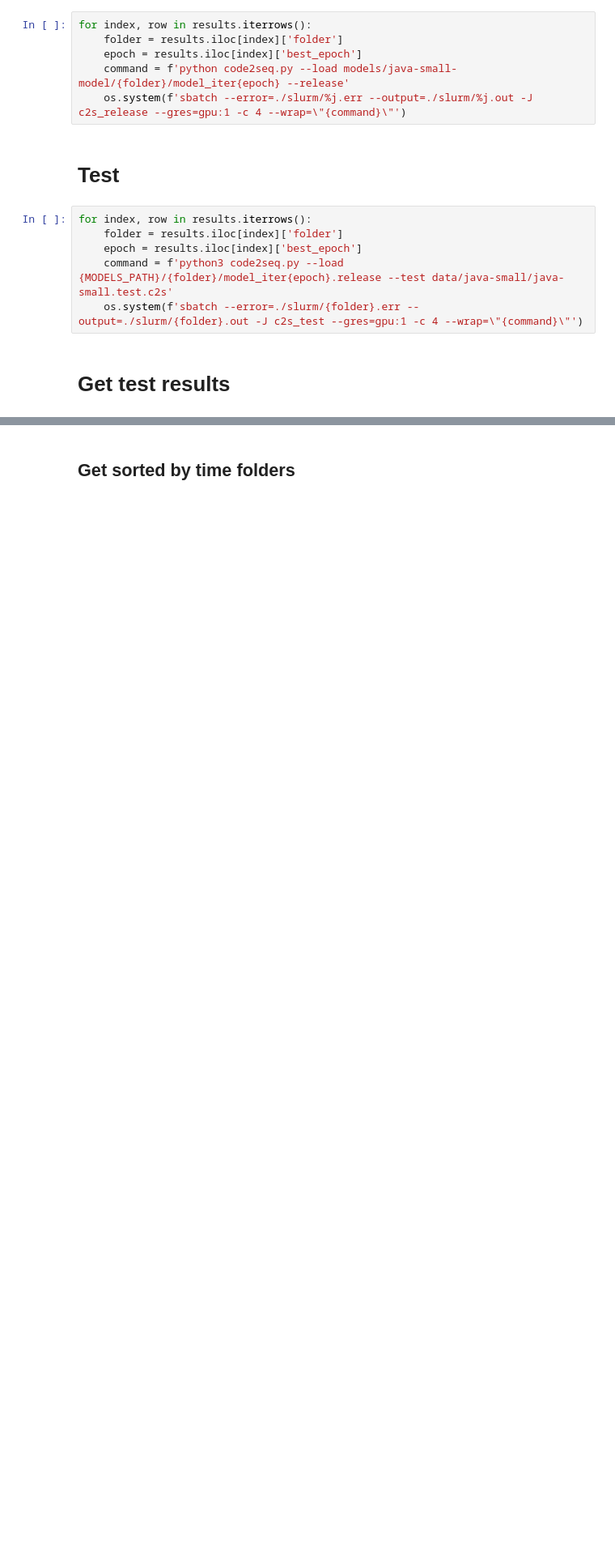
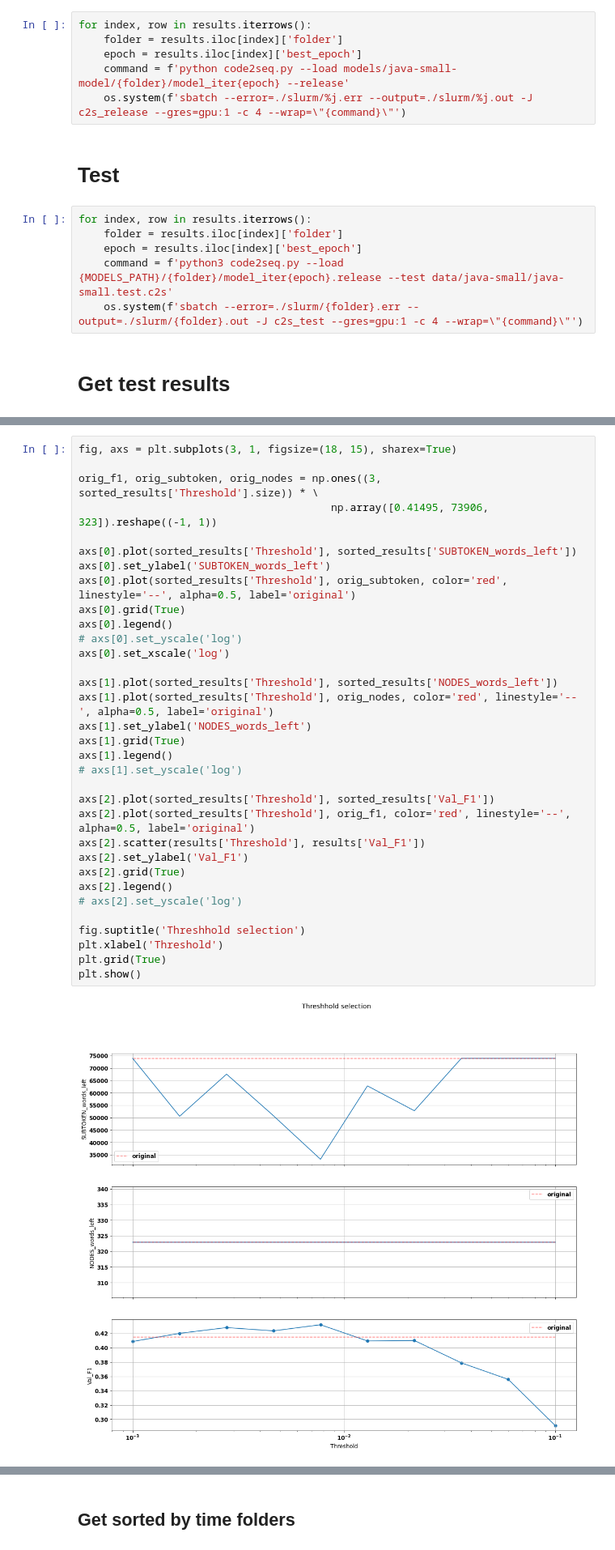
Before and after one commit to angusev/VocabularyForSourceCode, a Jupyter notebook: results.ipynb, the cells around one changed output, grey strips where cells are left out. Shown at 81% size. Cells and saved outputs as stored; diff of their text form; blank space fills up the shorter version.

```diff
--- a/results.ipynb
+++ b/results.ipynb
@@ -234,0 +357,35 @@ results[[ 'Lasso', 'GroupLasso', 'Threshold', 'best_epoch', 'Val_Prec', 'Val_Rec
+# %%
+fig, axs = plt.subplots(3, 1, figsize=(18, 15), sharex=True)
+
+orig_f1, orig_subtoken, orig_nodes = np.ones((3, sorted_results['Threshold'].size)) * \
+                                        np.array([0.41495, 73906, 323]).reshape((-1, 1))
+
+axs[0].plot(sorted_results['Threshold'], sorted_results['SUBTOKEN_words_left'])
+axs[0].set_ylabel('SUBTOKEN_words_left')
+axs[0].plot(sorted_results['Threshold'], orig_subtoken, color='red', linestyle='--', alpha=0.5, label='original')
+axs[0].grid(True)
+axs[0].legend()
+# axs[0].set_yscale('log')
+axs[0].set_xscale('log')
+
+axs[1].plot(sorted_results['Threshold'], sorted_results['NODES_words_left'])
+axs[1].plot(sorted_results['Threshold'], orig_nodes, color='red', linestyle='--', alpha=0.5, label='original')
+axs[1].set_ylabel('NODES_words_left')
+axs[1].grid(True)
+axs[1].legend()
+# axs[1].set_yscale('log')
+
+axs[2].plot(sorted_results['Threshold'], sorted_results['Val_F1'])
+axs[2].plot(sorted_results['Threshold'], orig_f1, color='red', linestyle='--', alpha=0.5, label='original')
+axs[2].scatter(results['Threshold'], results['Val_F1'])
+axs[2].set_ylabel('Val_F1')
+axs[2].grid(True)
+axs[2].legend()
+# axs[2].set_yscale('log')
+
+fig.suptitle('Threshhold selection')
+plt.xlabel('Threshold')
+plt.grid(True)
+plt.show()
+# %% [output]
+[figure, added]
```
Also changed, not shown: parts of 24 cells of this notebook, 9 other files.
